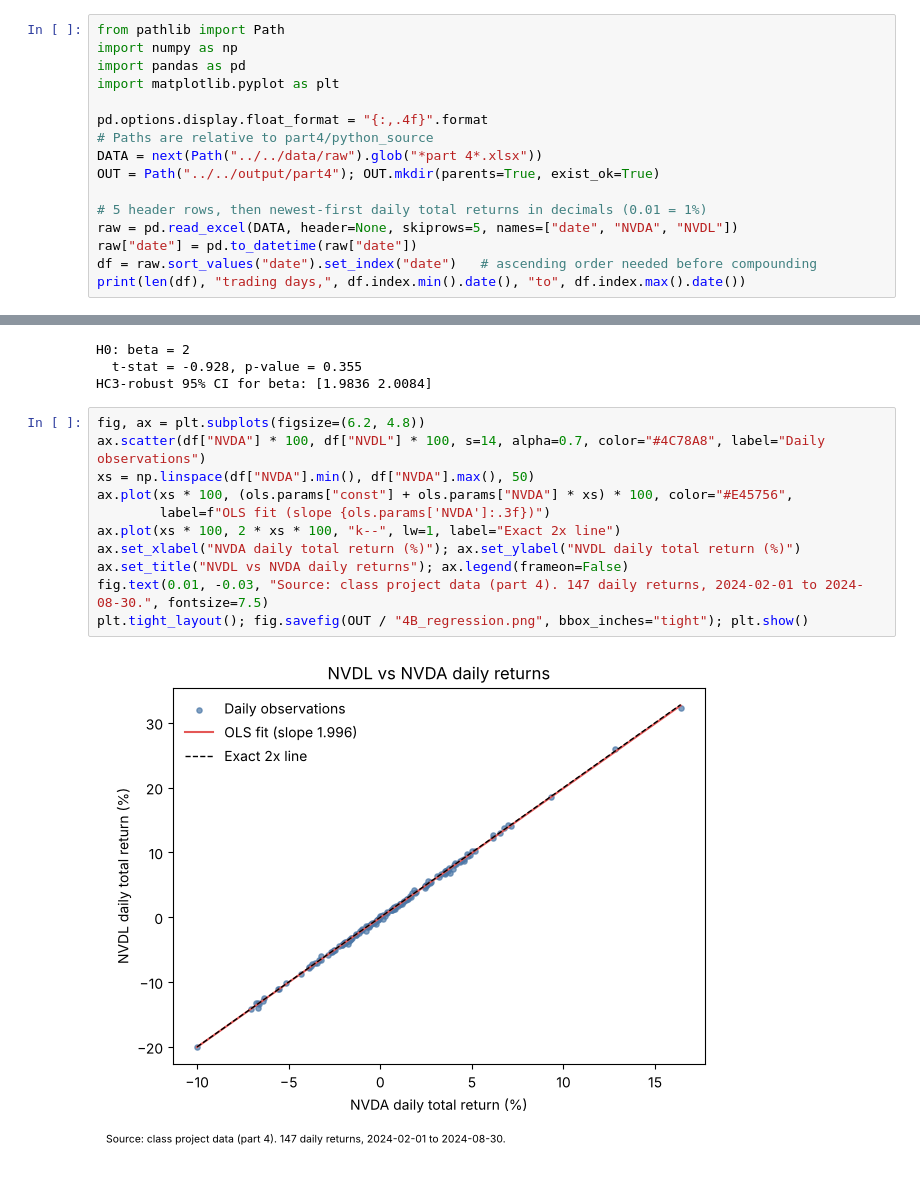
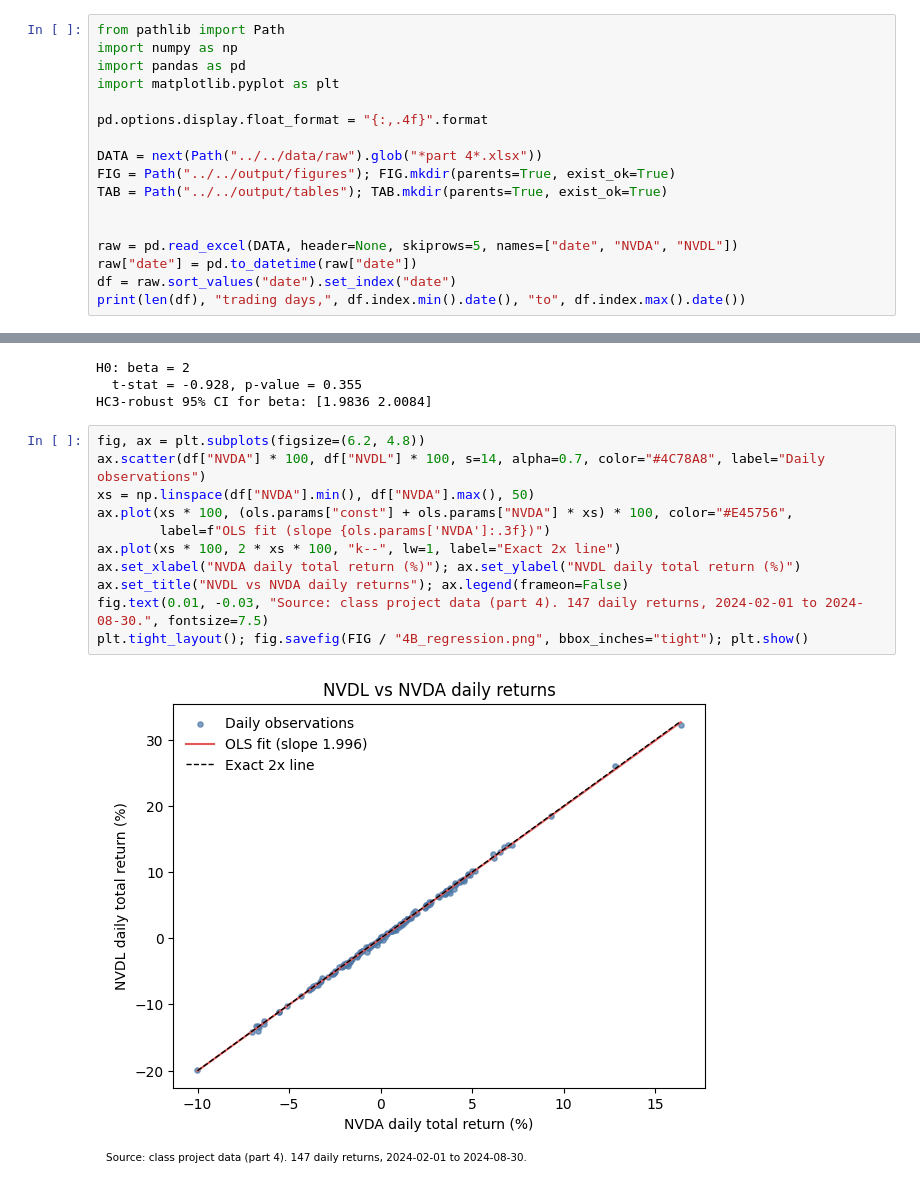
Before and after one commit to WeekeyZhou/fe5108-final, a Jupyter notebook: part4/python_source/4B_regression.ipynb, the cells around one changed output, grey strips where cells are left out. Cells and saved outputs as stored; diff of their text form.

```diff
--- a/part4/python_source/4B_regression.ipynb
+++ b/part4/python_source/4B_regression.ipynb
@@ -11,14 +11,15 @@ import pandas as pd
 import matplotlib.pyplot as plt
 
 pd.options.display.float_format = "{:,.4f}".format
-# Paths are relative to part4/python_source
+
 DATA = next(Path("../../data/raw").glob("*part 4*.xlsx"))
-OUT = Path("../../output/part4"); OUT.mkdir(parents=True, exist_ok=True)
+FIG = Path("../../output/figures"); FIG.mkdir(parents=True, exist_ok=True)
+TAB = Path("../../output/tables"); TAB.mkdir(parents=True, exist_ok=True)
 
-# 5 header rows, then newest-first daily total returns in decimals (0.01 = 1%)
+
 raw = pd.read_excel(DATA, header=None, skiprows=5, names=["date", "NVDA", "NVDL"])
 raw["date"] = pd.to_datetime(raw["date"])
-df = raw.sort_values("date").set_index("date")   # ascending order needed before compounding
+df = raw.sort_values("date").set_index("date")
 print(len(df), "trading days,", df.index.min().date(), "to", df.index.max().date())
 # %% [output]
 147 trading days, 2024-02-01 to 2024-08-30
@@ -58,13 +59,13 @@ HC3-robust 95% CI for beta: [1.9836 2.0084]
 # %%
 fig, ax = plt.subplots(figsize=(6.2, 4.8))
 ax.scatter(df["NVDA"] * 100, df["NVDL"] * 100, s=14, alpha=0.7, color="#4C78A8", label="Daily observations")
 xs = np.linspace(df["NVDA"].min(), df["NVDA"].max(), 50)
 ax.plot(xs * 100, (ols.params["const"] + ols.params["NVDA"] * xs) * 100, color="#E45756",
         label=f"OLS fit (slope {ols.params['NVDA']:.3f})")
 ax.plot(xs * 100, 2 * xs * 100, "k--", lw=1, label="Exact 2x line")
 ax.set_xlabel("NVDA daily total return (%)"); ax.set_ylabel("NVDL daily total return (%)")
 ax.set_title("NVDL vs NVDA daily returns"); ax.legend(frameon=False)
 fig.text(0.01, -0.03, "Source: class project data (part 4). 147 daily returns, 2024-02-01 to 2024-08-30.", fontsize=7.5)
-plt.tight_layout(); fig.savefig(OUT / "4B_regression.png", bbox_inches="tight"); plt.show()
+plt.tight_layout(); fig.savefig(FIG / "4B_regression.png", bbox_inches="tight"); plt.show()
 # %% [output]
-[figure, old version]
+[figure, new version]
```
Also changed, not shown: parts of 2 cells of this notebook, 17 other files.
